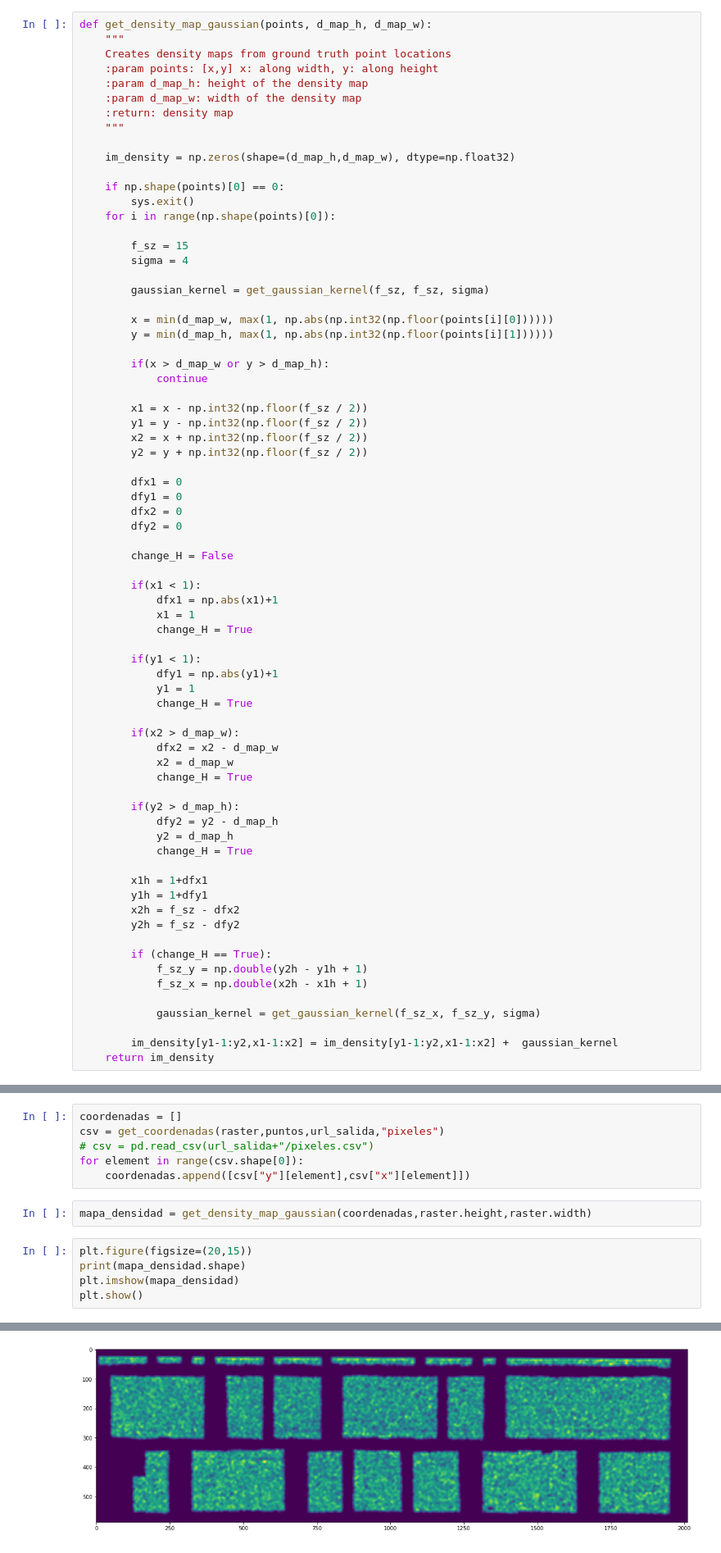
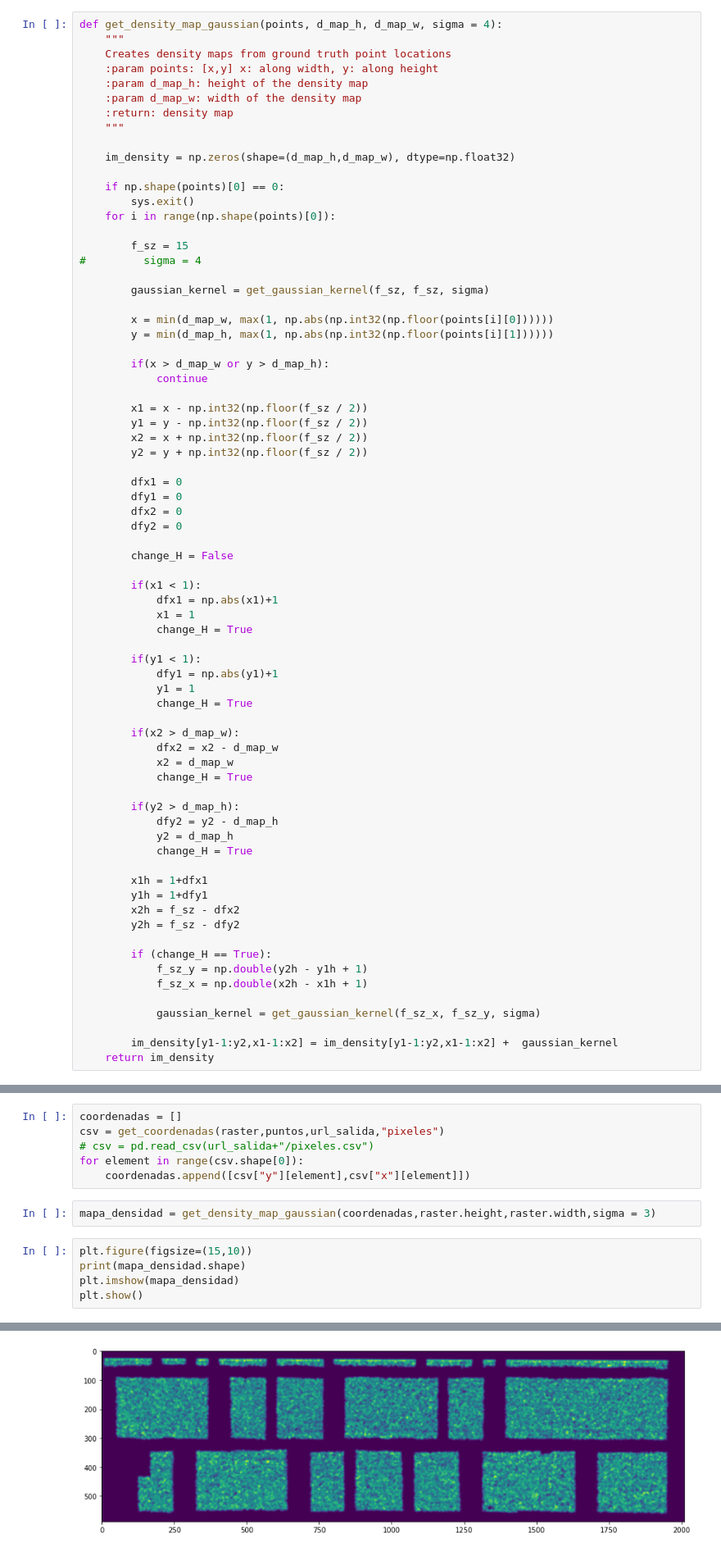
Before and after one commit to dirodriguezm/AraucoNursery, a Jupyter notebook: corte_ventanas_h5.ipynb, the cells around one changed output, grey strips where cells are left out. Shown: that part at 82% size. Drawn from its saved outputs; the diff is of its cells as text.

```diff
--- a/corte_ventanas_h5.ipynb
+++ b/corte_ventanas_h5.ipynb
@@ -29,7 +29,7 @@ def get_gaussian_kernel(fs_x, fs_y, sigma):
     gaussian_kernel = gaussian_kernel_y * gaussian_kernel_x.T
     return gaussian_kernel
 # %%
-def get_density_map_gaussian(points, d_map_h, d_map_w):
+def get_density_map_gaussian(points, d_map_h, d_map_w, sigma = 4):
     """
     Creates density maps from ground truth point locations
     :param points: [x,y] x: along width, y: along height
@@ -45,7 +45,7 @@ def get_density_map_gaussian(points, d_map_h, d_map_w):
     for i in range(np.shape(points)[0]):
 
         f_sz = 15
-        sigma = 4
+#         sigma = 4
 
         gaussian_kernel = get_gaussian_kernel(f_sz, f_sz, sigma)
 
@@ -142,12 +145,12 @@ csv = get_coordenadas(raster,puntos,url_salida,"pixeles")
 for element in range(csv.shape[0]):
     coordenadas.append([csv["y"][element],csv["x"][element]])
 # %%
-mapa_densidad = get_density_map_gaussian(coordenadas,raster.height,raster.width)
+mapa_densidad = get_density_map_gaussian(coordenadas,raster.height,raster.width,sigma = 3)
 # %%
-plt.figure(figsize=(20,15))
+plt.figure(figsize=(15,10))
 print(mapa_densidad.shape)
 plt.imshow(mapa_densidad)
 plt.show()
 # %% [output]
 (588, 2011)
-[figure, old version]
+[figure, new version]
```
Also changed, not shown: parts of 12 cells of this notebook, 1 other file.
